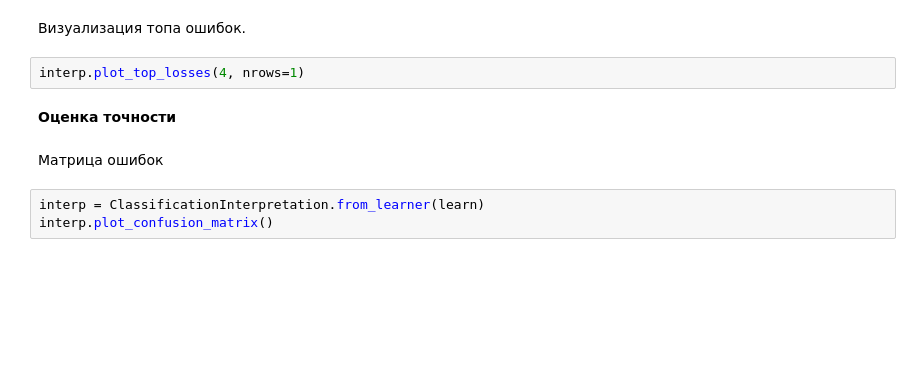
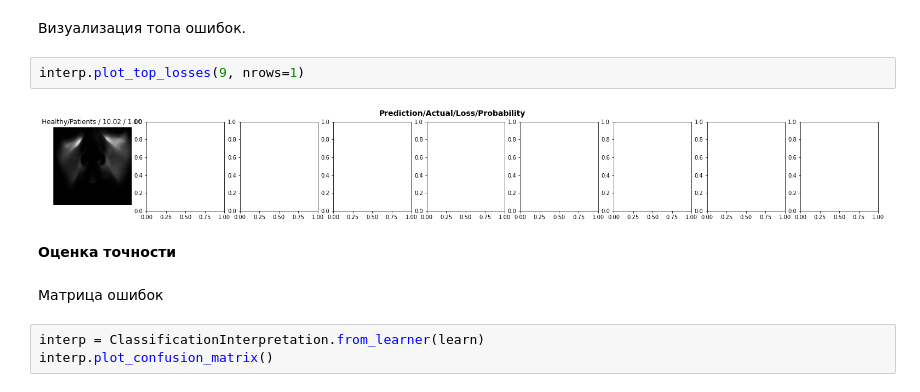
Before and after one commit to avkornaev/Cells_counter, a Jupyter notebook: Diaphanoscopy_template.ipynb, the cells around one changed output. Drawn from its saved outputs; the diff is of its cells as text; blank space fills up the shorter version.

```diff
--- a/Diaphanoscopy_template.ipynb
+++ b/Diaphanoscopy_template.ipynb
@@ -122,7 +127,9 @@ learn.show_results()
 # %% [markdown]
 Визуализация топа ошибок.
 # %%
-interp.plot_top_losses(4, nrows=1)
+interp.plot_top_losses(9, nrows=1)
+# %% [output]
+[figure, added]
 # %% [markdown]
 **Оценка точности**
 # %% [markdown]
```
Also changed, not shown: parts of 35 cells of this notebook.
